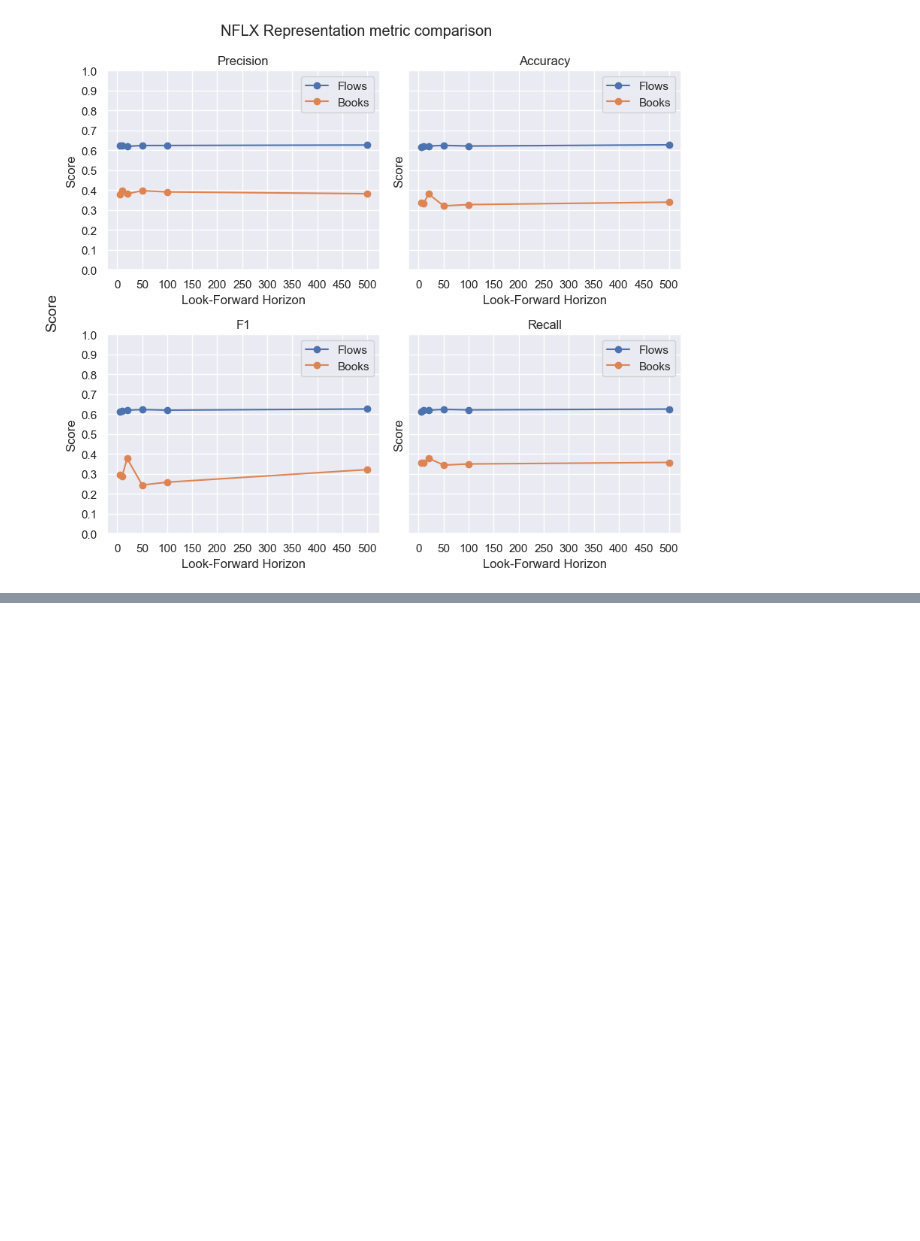
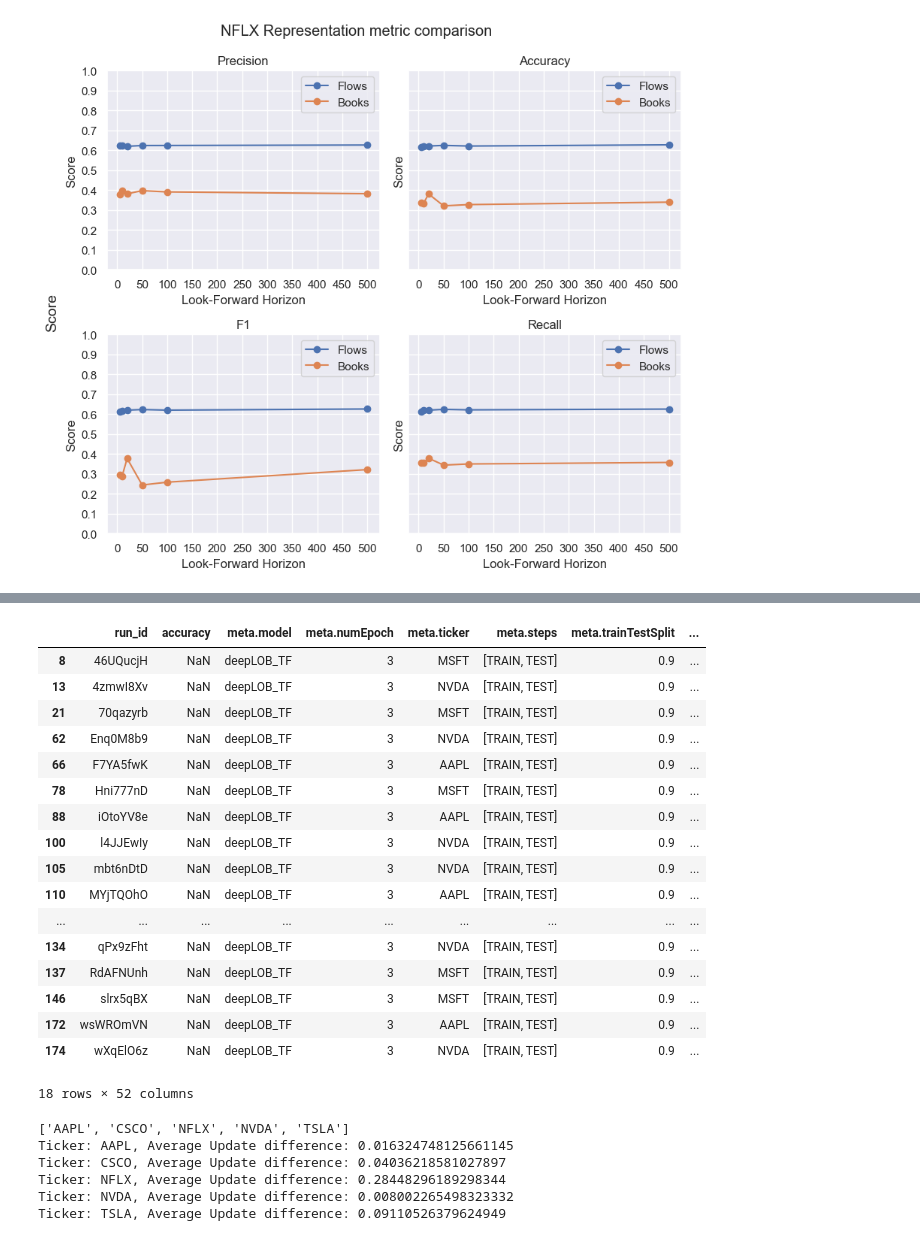
Before and after one commit to benhunt19/deep-lob-project, a Jupyter notebook: src/notebooks/resultsExploration.ipynb, the cells around one changed output, grey strips where cells are left out. Drawn from its saved outputs; the diff is of its cells as text; code cells hidden in the pictures; blank space fills up the shorter version.

```diff
--- a/src/notebooks/resultsExploration.ipynb
+++ b/src/notebooks/resultsExploration.ipynb
@@ -294,0 +391,53 @@ plt.show()
+# %%
+categorical
+# %% [output]
+|  | run_id | accuracy | meta.model | meta.numEpoch | meta.ticker | meta.steps | meta.trainTestSplit | ... |
+| 8 | 46UQucjH | NaN | deepLOB_TF | 3 | MSFT | [TRAIN, TEST] | 0.9 | ... |
+| 13 | 4zmwI8Xv | NaN | deepLOB_TF | 3 | NVDA | [TRAIN, TEST] | 0.9 | ... |
+| 21 | 70qazyrb | NaN | deepLOB_TF | 3 | MSFT | [TRAIN, TEST] | 0.9 | ... |
+| 62 | Enq0M8b9 | NaN | deepLOB_TF | 3 | NVDA | [TRAIN, TEST] | 0.9 | ... |
+| 66 | F7YA5fwK | NaN | deepLOB_TF | 3 | AAPL | [TRAIN, TEST] | 0.9 | ... |
+| 78 | Hni777nD | NaN | deepLOB_TF | 3 | MSFT | [TRAIN, TEST] | 0.9 | ... |
+| 88 | iOtoYV8e | NaN | deepLOB_TF | 3 | AAPL | [TRAIN, TEST] | 0.9 | ... |
+| 100 | l4JJEwIy | NaN | deepLOB_TF | 3 | NVDA | [TRAIN, TEST] | 0.9 | ... |
+| 105 | mbt6nDtD | NaN | deepLOB_TF | 3 | NVDA | [TRAIN, TEST] | 0.9 | ... |
+| 110 | MYjTQOhO | NaN | deepLOB_TF | 3 | AAPL | [TRAIN, TEST] | 0.9 | ... |
+| ... | ... | ... | ... | ... | ... | ... | ... | ... |
+| 134 | qPx9zFht | NaN | deepLOB_TF | 3 | NVDA | [TRAIN, TEST] | 0.9 | ... |
+| 137 | RdAFNUnh | NaN | deepLOB_TF | 3 | MSFT | [TRAIN, TEST] | 0.9 | ... |
+| 146 | slrx5qBX | NaN | deepLOB_TF | 3 | MSFT | [TRAIN, TEST] | 0.9 | ... |
+| 172 | wsWROmVN | NaN | deepLOB_TF | 3 | AAPL | [TRAIN, TEST] | 0.9 | ... |
+| 174 | wXqElO6z | NaN | deepLOB_TF | 3 | NVDA | [TRAIN, TEST] | 0.9 | ... |
+18 rows × 52 columns
+# %%
+# average volume, top 10 levels
+processed_dir = os.path.join(project_root, '..', 'data', 'processed')
+tickers = [name for name in os.listdir(processed_dir) if os.path.isdir(os.path.join(processed_dir, name))]
+print(tickers)
+time_col = 0
+
+orderbook_volumes = {}
+for ticker in tickers:
+    ob_dir = os.path.join(processed_dir, ticker, 'orderbooks', 'scaled')
+    if os.path.isdir(ob_dir):
+        csv_files = [f for f in os.listdir(ob_dir) if f.endswith('.csv')]
+        if csv_files:
+            first_csv = sorted(csv_files)[0]
+            csv_path = os.path.join(ob_dir, first_csv)
+            df_ob = pl.read_csv(csv_path).to_pandas()
+            # Compute the average difference between consecutive values in column 1
+            col1 = df_ob.iloc[:, time_col]
+            avg_diff = col1.diff().abs().mean()
+            print(f"Ticker: {ticker}, Average Update difference: {avg_diff}")
+            orderbook_volumes[ticker] = df_ob
+        else:
+            print(f"No CSV files found in {ob_dir}")
+    else:
+        print(f"Directory does not exist: {ob_dir}")
+# %% [output]
+['AAPL', 'CSCO', 'NFLX', 'NVDA', 'TSLA']
+Ticker: AAPL, Average Update difference: 0.016324748125661145
+Ticker: CSCO, Average Update difference: 0.04036218581027897
+Ticker: NFLX, Average Update difference: 0.28448296189298344
+Ticker: NVDA, Average Update difference: 0.008002265498323332
+Ticker: TSLA, Average Update difference: 0.09110526379624949
```
Also changed, not shown: parts of 6 cells of this notebook, 4 other files.
